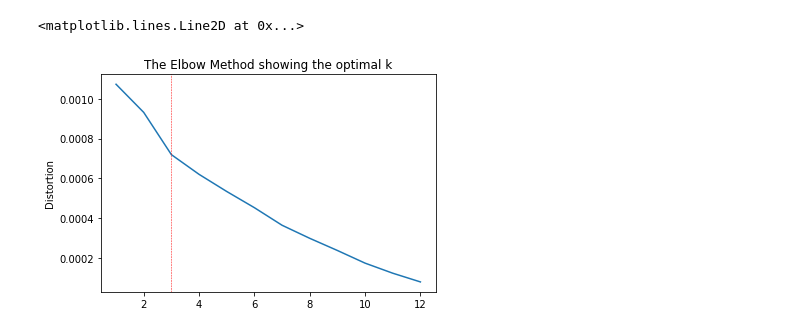
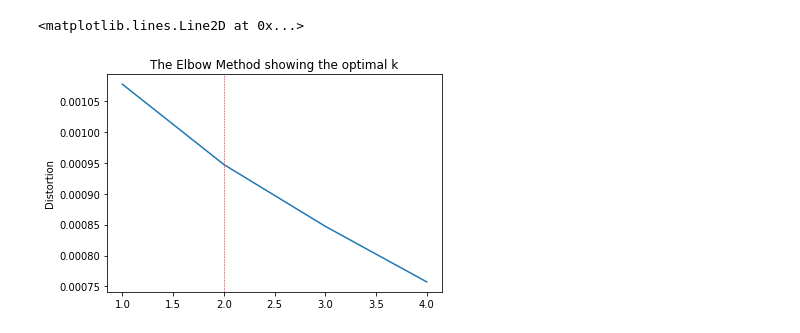
Before and after one commit to haider665/pythodCode, a Jupyter notebook: NLP_ML/ThesisCode.ipynb, the cells around one changed output. Cells and saved outputs as stored; diff of their text form; code cells hidden in the pictures.

```diff
--- a/NLP_ML/ThesisCode.ipynb
+++ b/NLP_ML/ThesisCode.ipynb
@@ -136,11 +176,11 @@ def checkNum(s):
 
-doc = docx.Document('C:/Users/Haider/Article/Business/133.docx')
+doc = docx.Document('C:/Users/Haider/Article/Entertainment/231.docx')
 text = []
 for paragraph in doc.paragraphs:
     text.append(paragraph.text)
 text = ' '.join(text)
 
-doc = docx.Document('C:/Users/Haider/Article/Business/summary/133.docx')
+doc = docx.Document('C:/Users/Haider/Article/Entertainment/Entertainment_summary/231.docx')
 originalSummary = []
 for paragraph in doc.paragraphs:
     originalSummary.append(paragraph.text)
@@ -180,15 +220,15 @@ for i in lemma_text:
 x= np.array(l)
 # %%
 wcss=[]
-for i in range(1,13):
+for i in range(1,5):
     kmeans = KMeans(n_clusters=i,init='k-means++',random_state=42)
     kmeans.fit(x)
     wcss.append(kmeans.inertia_)
-plt.plot(range(1,13),wcss)
+plt.plot(range(1,5),wcss)
 plt.ylabel('Distortion')
 plt.title('The Elbow Method showing the optimal k')
-plt.axvline(x=3,color='red',linestyle='--',linewidth=.5)
+plt.axvline(x=2,color='red',linestyle='--',linewidth=.5)
 # %% [output]
 <matplotlib.lines.Line2D at 0x...>
-[figure, old version]
+[figure, new version]
 # %%
```
Also changed, not shown: parts of 9 cells of this notebook.
